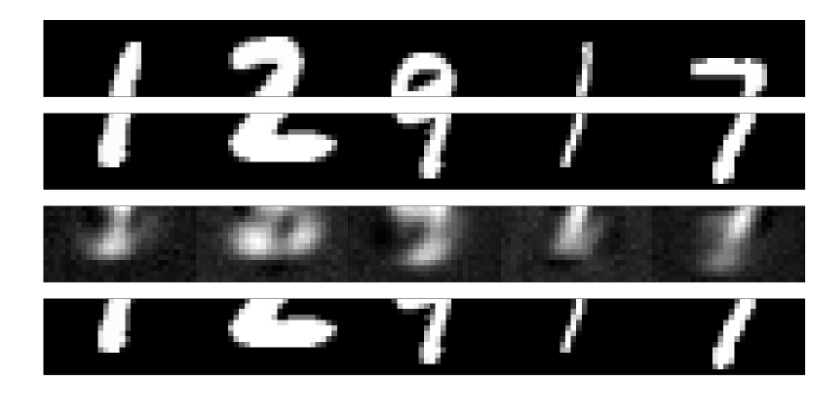
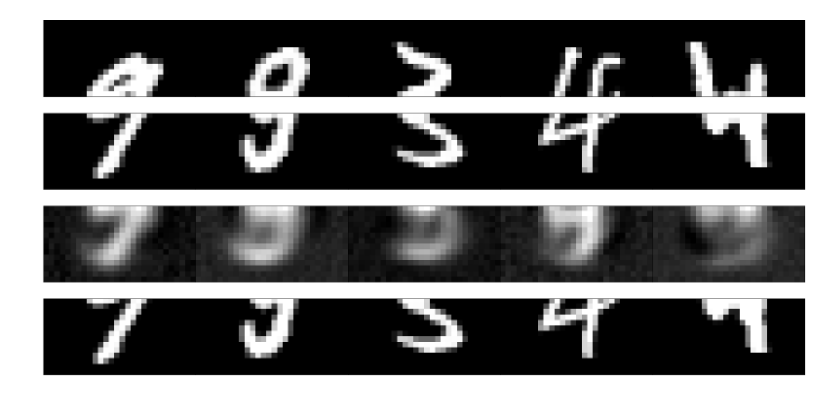
Before and after one commit to alexanderamy/mnist-halves, a Jupyter notebook: notebooks/demo.ipynb, the cells around one changed output. Saved outputs shown, nothing was run; the diff lists cells and outputs as text; code cells hidden in the pictures.

```diff
--- a/notebooks/demo.ipynb
+++ b/notebooks/demo.ipynb
@@ -201,4 +181,4 @@ make_figure(model, test_data, test_dataset, row_ind, col_ind, sample='correct')
-# %%
-make_figure(model, test_data, test_dataset, row_ind, col_ind, sample='cherrypicked')
-# %% [output]
-[figure, removed]
+# %%
+make_figure(model, test_data_head, test_dataset_head, row_ind_head, col_ind_head, sample='exact')
+# %% [output]
+[figure, added]
```
Also changed, not shown: parts of 15 cells of this notebook.
